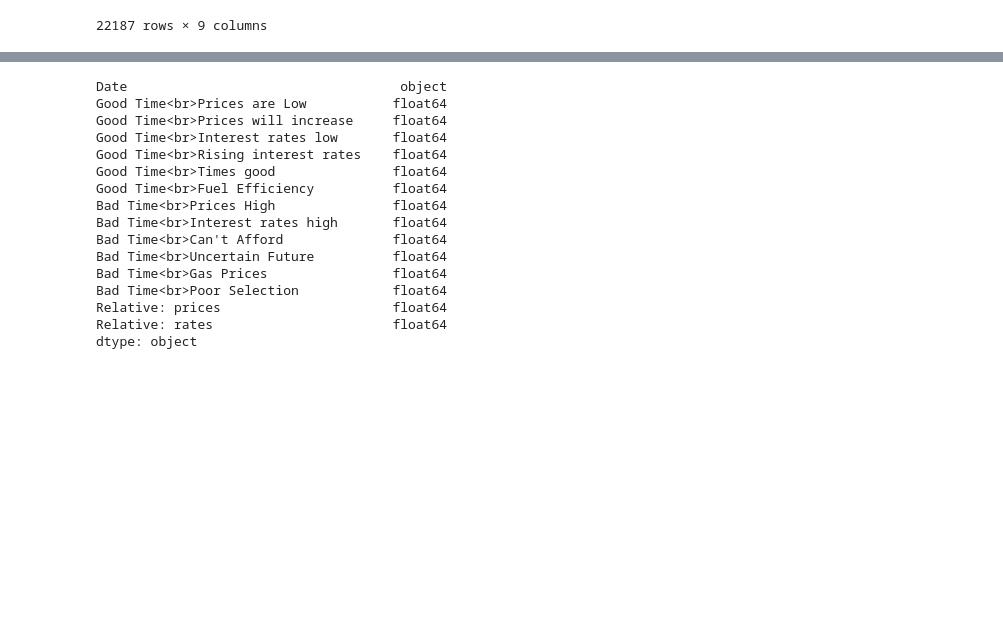
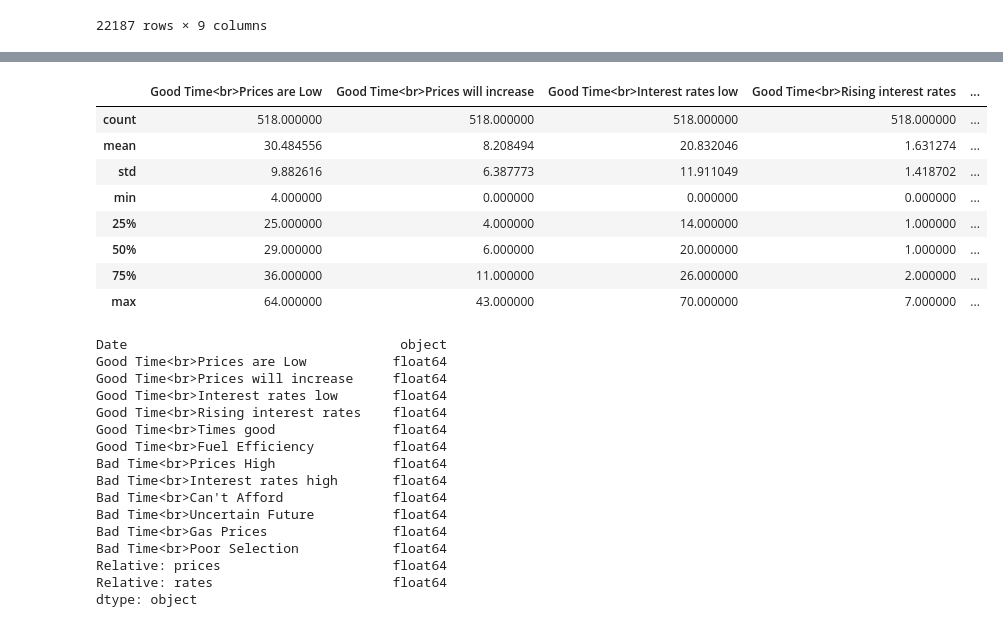
Before and after one commit to jacobdv/pantheon-of-eternity, a Jupyter notebook: Stock-Sentiment-Join.ipynb, the cells around one changed output, grey strips where cells are left out. Cells and saved outputs as stored; diff of their text form; code cells hidden in the pictures; blank space fills up the shorter version.

```diff
--- a/Stock-Sentiment-Join.ipynb
+++ b/Stock-Sentiment-Join.ipynb
@@ -72,3 +100,15 @@ sentiment_detail_df
+# %%
+sentiment_detail_df.describe()
+# %% [output]
+|  | Good Time<br>Prices are Low | Good Time<br>Prices will increase | Good Time<br>Interest rates low | Good Time<br>Rising interest rates | ... |
+| count | 518.000000 | 518.000000 | 518.000000 | 518.000000 | ... |
+| mean | 30.484556 | 8.208494 | 20.832046 | 1.631274 | ... |
+| std | 9.882616 | 6.387773 | 11.911049 | 1.418702 | ... |
+| min | 4.000000 | 0.000000 | 0.000000 | 0.000000 | ... |
+| 25% | 25.000000 | 4.000000 | 14.000000 | 1.000000 | ... |
+| 50% | 29.000000 | 6.000000 | 20.000000 | 1.000000 | ... |
+| 75% | 36.000000 | 11.000000 | 26.000000 | 2.000000 | ... |
+| max | 64.000000 | 43.000000 | 70.000000 | 7.000000 | ... |
 # %%
 sentiment_detail_df.dtypes
 # %% [output]
```
Also changed, not shown: parts of 7 cells of this notebook.
